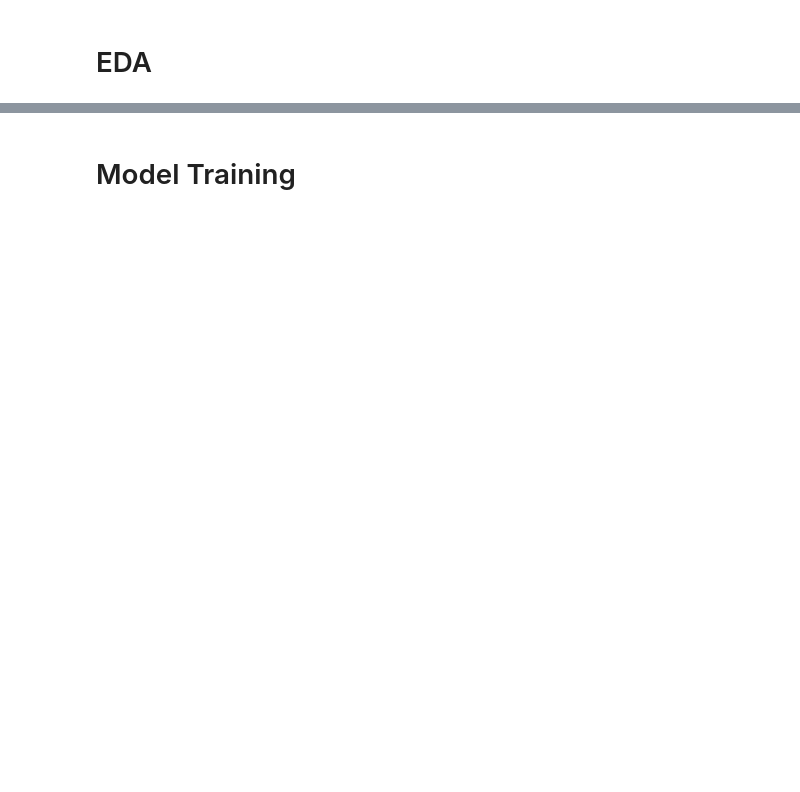
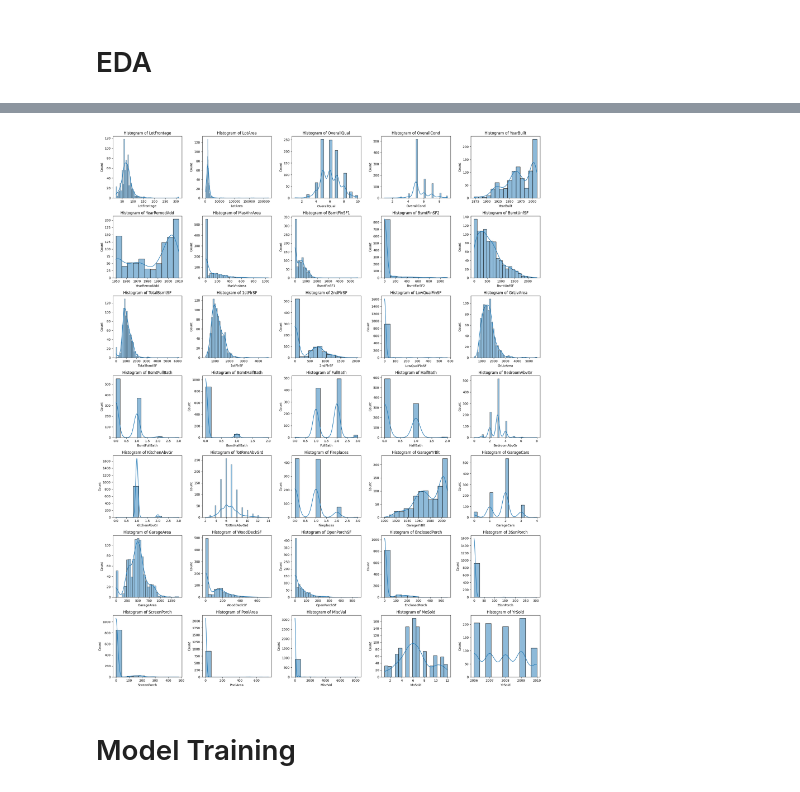
Before and after one commit to kirtan517/House-Prices---Advanced-Regression-Techniques, a Jupyter notebook: main.ipynb, the cells around one changed output, grey strips where cells are left out. Cells and saved outputs as stored; diff of their text form; code cells hidden in the pictures; blank space fills up the shorter version.

```diff
--- a/main.ipynb
+++ b/main.ipynb
@@ -11,9 +15,15 @@ from sklearn.model_selection import train_test_split
 # Reading the data
 train_df = pd.read_csv(os.path.join("Data","train.csv"))
 test_df = pd.read_csv(os.path.join("Data","test.csv"))
+# %%
+#drop the Id column as it is not necessary
+train_df.drop(["Id"],axis = 1 , inplace = True)
+test_df.drop(["Id"],axis = 1 , inplace = True)
 # %%
 # split the data to create a validation dataset
 train_df,val_df = train_test_split(train_df,test_size = 0.2,random_state = 42)
+train_df.reset_index(inplace = True,drop = True)
+val_df.reset_index(inplace = True,drop = True)
 # %% [markdown]
 # Feature Engineering
 # %%
@@ -21,10 +31,12 @@ train_df,val_df = train_test_split(train_df,test_size = 0.2,random_state = 42)
 # TODO:SalePrice column is not included
 num_attributes = ['LotFrontage','LotArea','OverallQual','OverallCond','YearBuilt','YearRemodAdd','MasVnrArea','BsmtFinSF1','BsmtFinSF2','BsmtUnfSF','TotalBsmtSF','1stFlrSF',
                   '2ndFlrSF','LowQualFinSF','GrLivArea','BsmtFullBath','BsmtHalfBath','FullBath','HalfBath','BedroomAbvGr','KitchenAbvGr','TotRmsAbvGrd','Fireplaces','GarageYrBlt',
-                  'GarageCars','GarageArea','WoodDeckSF','OpenPorchSF','EnclosedPorch','3SsnPorch','ScreenPorch','PoolArea','MiscVal','MoSold','YrSold',
-                    ]
+                  'GarageCars','GarageArea','WoodDeckSF','OpenPorchSF','EnclosedPorch','3SsnPorch','ScreenPorch','PoolArea','MiscVal','MoSold','YrSold',]
 
-cat_attributes = ['MSSubClass','MSZoning','Street','Alley','LotShape','LandContour','Utilities','LotConfig','LandSlope','Neighborhood','Condition1','Condition2','BldgType',
-                    'HouseStyle','RoofStyle','RoofMatl','Exterior1st','Exterior2nd','MasVnrType','ExterQual','ExterCond','Foundation','BsmtQual','BsmtCond','BsmtExposure',
-                  'BsmtFinType1','BsmtFinType2','Heating','HeatingQC','CentralAir','Electrical','KitchenQual','Functional','FireplaceQu','GarageType','GarageFinish','GarageQual',
-                  'GarageCond','PavedDrive','PoolQC','Fence','MiscFeature','SaleType','SaleCondition']
+cat_one_hot_attributes = ['MSSubClass','MSZoning','Street','Alley','LandContour','Utilities','LotConfig','LandSlope','Neighborhood','Condition1','Condition2','BldgType',
+                    'HouseStyle','RoofStyle','RoofMatl','Exterior1st','Exterior2nd','MasVnrType','Foundation','BsmtExposure','BsmtFinType1','BsmtFinType2','Heating',
+                          'CentralAir','Electrical','Functional','GarageType','GarageFinish','PavedDrive','MiscFeature','SaleType','SaleCondition']
+
+# TODO: some of the columns might contain the na type you need to handle such catgeories values differently
+
+cat_ordinal_attributes = ['LotShape','LandSlope','ExterQual','ExterCond','BsmtQual','BsmtCond','HeatingQC','KitchenQual','FireplaceQu','GarageQual','GarageCond','PoolQC','Fence']
@@ -53,2 +119,18 @@ memory usage: 748.2+ KB
+# %%
+# plot the distribtution of all the numerical columns
+n_cols = 5
+fig,axis = plt.subplots(nrows = (len(num_attributes)+3) // n_cols, ncols = n_cols,figsize=(20, 5 * n_cols))
+axis = axis.flatten()
+
+for i,column in enumerate(train_df[num_attributes].columns):
+    sns.histplot(train_df[column],kde = True,ax = axis[i])
+    axis[i].set_title(f'Histogram of {column}')
+
+plt.tight_layout()
+plt.show()
+
+# Todo: convert some of the columns into bins as there don't represent the numerical data very well
+# %% [output]
+[figure, added]
 # %% [markdown]
 # Model Training
```
Also changed, not shown: parts of 5 cells of this notebook.
